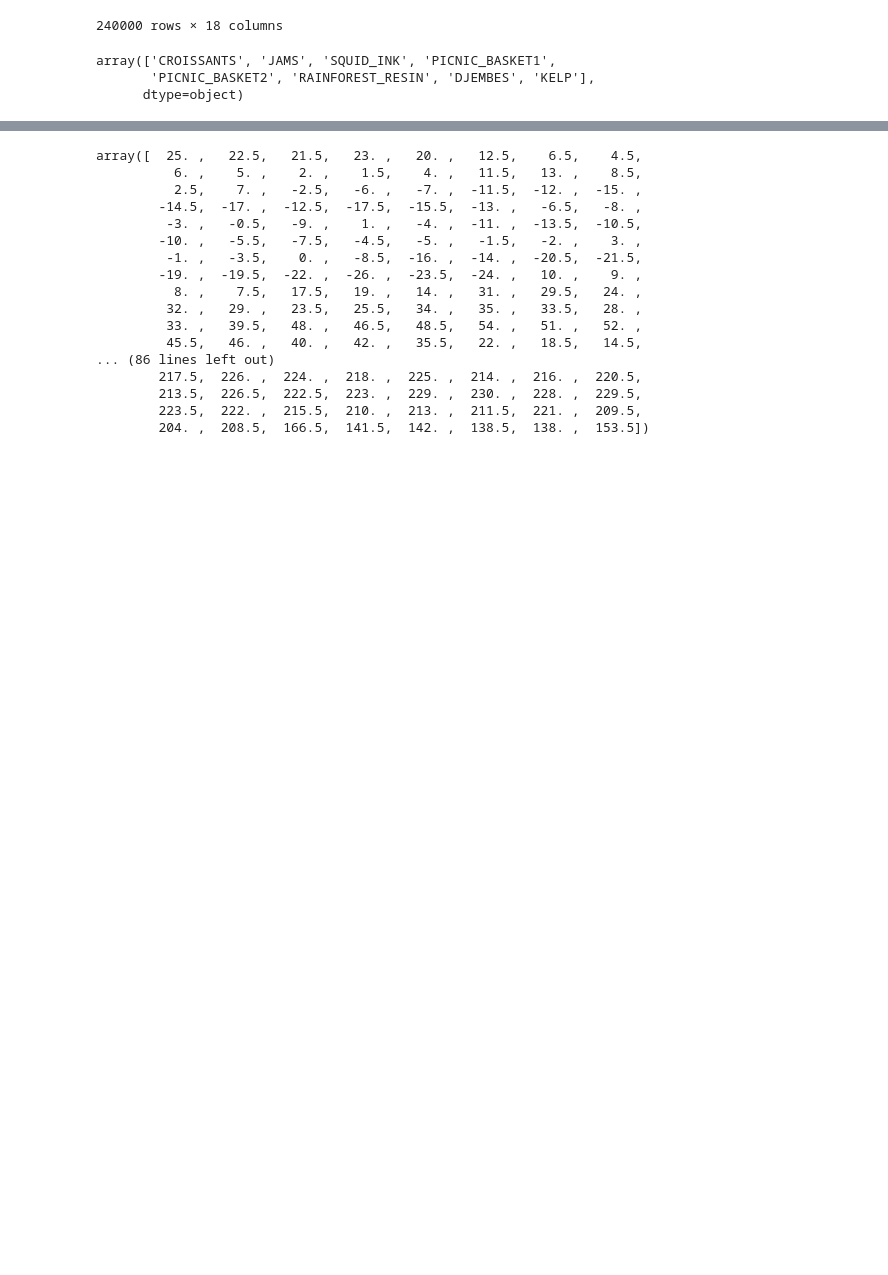
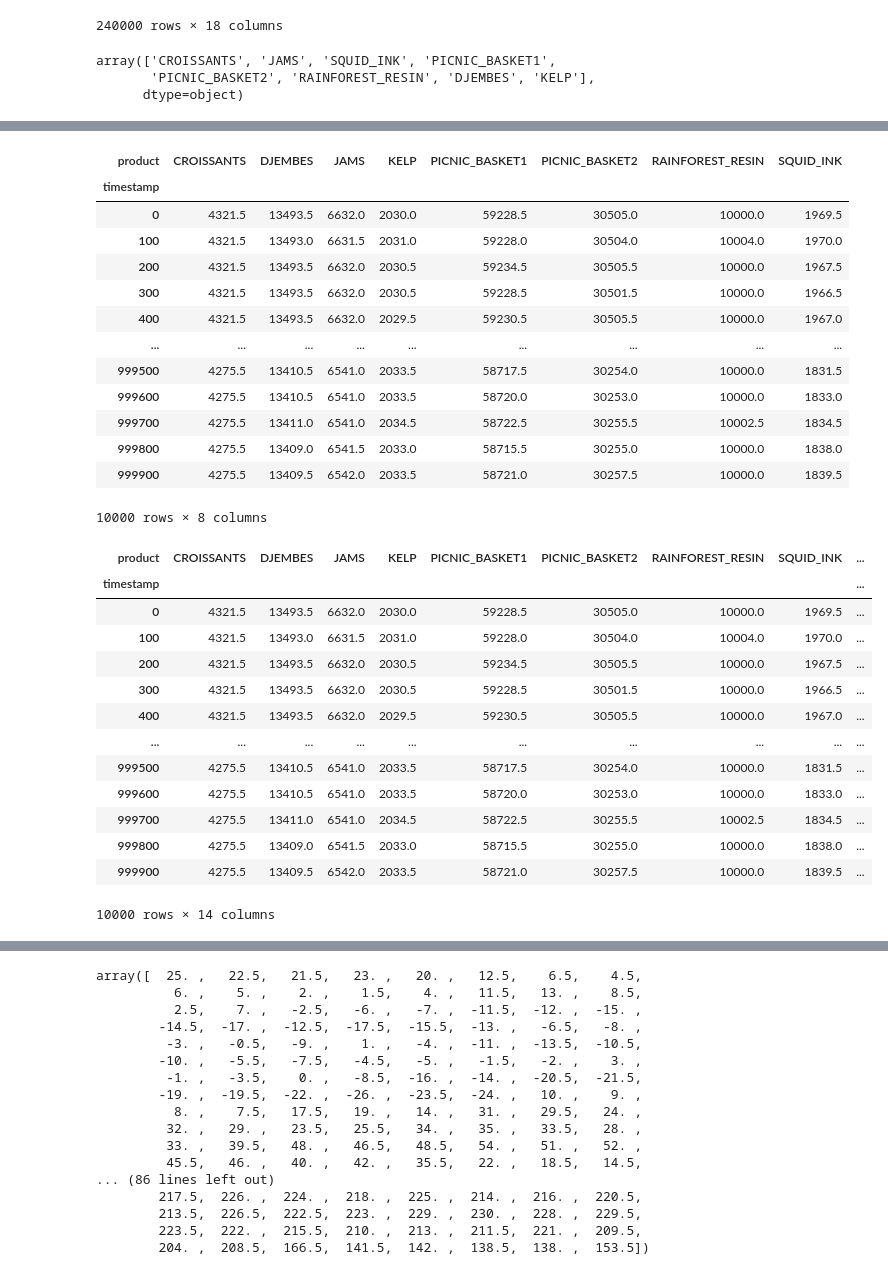
Before and after one commit to bryanmzeng/prosperity3, a Jupyter notebook: tutorial/datacleaningr2.ipynb, the cells around one changed output, grey strips where cells are left out. Drawn from its saved outputs; the diff is of its cells as text; code cells hidden in the pictures; blank space fills up the shorter version.

```diff
--- a/tutorial/datacleaningr2.ipynb
+++ b/tutorial/datacleaningr2.ipynb
@@ -91,9 +109,6 @@ def get_product_prices(df):
     # Group by timestamp and product, get the latest price for each
     prices = df.groupby(['timestamp', 'product'])['mid_price'].last().unstack()
     return prices
-
-# Get the price data
-product_prices = get_product_prices(filled_prices_df)
 
 def calculate_spreads(prices_df):
     # If SQUID_INK represents both jams and djembes in your data
@@ -117,4 +132,15 @@ def calculate_spreads(prices_df):
     # Calculate percentage spread
     prices_df['SPREAD_PCT'] = prices_df['SPREAD'] / prices_df['SYNTHETIC_BASKET'] * 100
 
+    prices_df['SYNTHETIC_BASKET2'] = (
+        4 * prices_df['CROISSANTS'] +
+        2 * prices_df['JAMS']
+    )
+
+    # Calculate spread (actual basket price - synthetic price)
+    prices_df['SPREAD2'] = prices_df['PICNIC_BASKET2'] - prices_df['SYNTHETIC_BASKET2']
+
+    # Calculate percentage spread
+    prices_df['SPREAD_PCT2'] = prices_df['SPREAD2'] / prices_df['SYNTHETIC_BASKET2'] * 100
+
     return prices_df
@@ -223,0 +147,35 @@ Z-Score < -2: 4704 points
+# %%
+day_df = filled_prices_df[filled_prices_df['day'] == 0]
+product_prices = get_product_prices(day_df)
+display(product_prices)
+spreads_df = calculate_spreads(product_prices)
+display(spreads_df)
+# %% [output]
+| product | CROISSANTS | DJEMBES | JAMS | KELP | PICNIC_BASKET1 | PICNIC_BASKET2 | RAINFOREST_RESIN | SQUID_INK |
+| timestamp |  |  |  |  |  |  |  |  |
+| 0 | 4321.5 | 13493.5 | 6632.0 | 2030.0 | 59228.5 | 30505.0 | 10000.0 | 1969.5 |
+| 100 | 4321.5 | 13493.0 | 6631.5 | 2031.0 | 59228.0 | 30504.0 | 10004.0 | 1970.0 |
+| 200 | 4321.5 | 13493.5 | 6632.0 | 2030.5 | 59234.5 | 30505.5 | 10000.0 | 1967.5 |
+| 300 | 4321.5 | 13493.5 | 6632.0 | 2030.5 | 59228.5 | 30501.5 | 10000.0 | 1966.5 |
+| 400 | 4321.5 | 13493.5 | 6632.0 | 2029.5 | 59230.5 | 30505.5 | 10000.0 | 1967.0 |
+| ... | ... | ... | ... | ... | ... | ... | ... | ... |
+| 999500 | 4275.5 | 13410.5 | 6541.0 | 2033.5 | 58717.5 | 30254.0 | 10000.0 | 1831.5 |
+| 999600 | 4275.5 | 13410.5 | 6541.0 | 2033.5 | 58720.0 | 30253.0 | 10000.0 | 1833.0 |
+| 999700 | 4275.5 | 13411.0 | 6541.0 | 2034.5 | 58722.5 | 30255.5 | 10002.5 | 1834.5 |
+| 999800 | 4275.5 | 13409.0 | 6541.5 | 2033.0 | 58715.5 | 30255.0 | 10000.0 | 1838.0 |
+| 999900 | 4275.5 | 13409.5 | 6542.0 | 2033.5 | 58721.0 | 30257.5 | 10000.0 | 1839.5 |
+10000 rows × 8 columns
+| product | CROISSANTS | DJEMBES | JAMS | KELP | PICNIC_BASKET1 | PICNIC_BASKET2 | RAINFOREST_RESIN | SQUID_INK | ... |
+| timestamp |  |  |  |  |  |  |  |  | ... |
+| 0 | 4321.5 | 13493.5 | 6632.0 | 2030.0 | 59228.5 | 30505.0 | 10000.0 | 1969.5 | ... |
+| 100 | 4321.5 | 13493.0 | 6631.5 | 2031.0 | 59228.0 | 30504.0 | 10004.0 | 1970.0 | ... |
+| 200 | 4321.5 | 13493.5 | 6632.0 | 2030.5 | 59234.5 | 30505.5 | 10000.0 | 1967.5 | ... |
+| 300 | 4321.5 | 13493.5 | 6632.0 | 2030.5 | 59228.5 | 30501.5 | 10000.0 | 1966.5 | ... |
+| 400 | 4321.5 | 13493.5 | 6632.0 | 2029.5 | 59230.5 | 30505.5 | 10000.0 | 1967.0 | ... |
+| ... | ... | ... | ... | ... | ... | ... | ... | ... | ... |
+| 999500 | 4275.5 | 13410.5 | 6541.0 | 2033.5 | 58717.5 | 30254.0 | 10000.0 | 1831.5 | ... |
+| 999600 | 4275.5 | 13410.5 | 6541.0 | 2033.5 | 58720.0 | 30253.0 | 10000.0 | 1833.0 | ... |
+| 999700 | 4275.5 | 13411.0 | 6541.0 | 2034.5 | 58722.5 | 30255.5 | 10002.5 | 1834.5 | ... |
+| 999800 | 4275.5 | 13409.0 | 6541.5 | 2033.0 | 58715.5 | 30255.0 | 10000.0 | 1838.0 | ... |
+| 999900 | 4275.5 | 13409.5 | 6542.0 | 2033.5 | 58721.0 | 30257.5 | 10000.0 | 1839.5 | ... |
+10000 rows × 14 columns
```
Also changed, not shown: parts of 12 cells of this notebook, 11 other files.
